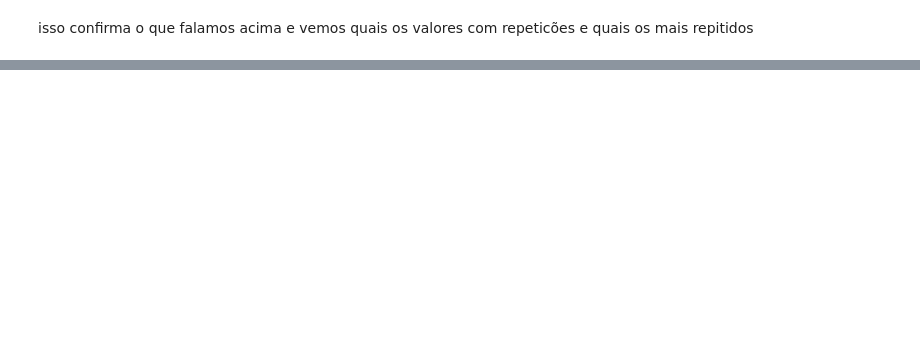
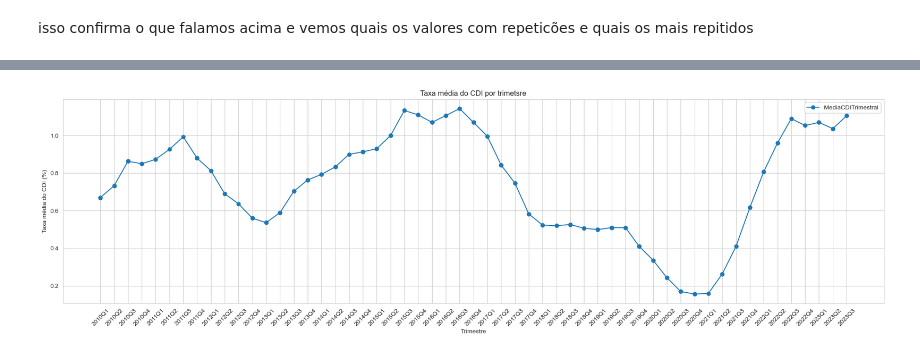
Before and after one commit to leonardoccarv/VendasDeSupermercados, a Jupyter notebook: notebook.ipynb, the cells around one changed output, grey strips where cells are left out. Saved outputs shown, nothing was run; the diff lists cells and outputs as text; code cells hidden in the pictures; blank space fills up the shorter version.

```diff
--- a/notebook.ipynb
+++ b/notebook.ipynb
@@ -145,0 +200,12 @@ Vemos que as ditribuição de **VendasSupermercados** possui dois dois picos um
+# %%
+plt.figure(figsize=(24, 6))
+plt.plot(df_train['Trimestre'], df_train['MediaCDITrimestral'], label='MediaCDITrimestral', marker='o')
+plt.title('Taxa média do CDI por trimetsre')
+plt.xlabel('Trimestre')
+plt.ylabel('Taxa média do CDI (%)')
+plt.legend()
+plt.xticks(rotation=45)
+plt.grid(True)
+plt.show()
+# %% [output]
+[figure, added]
```
Also changed, not shown: parts of 22 cells of this notebook.
